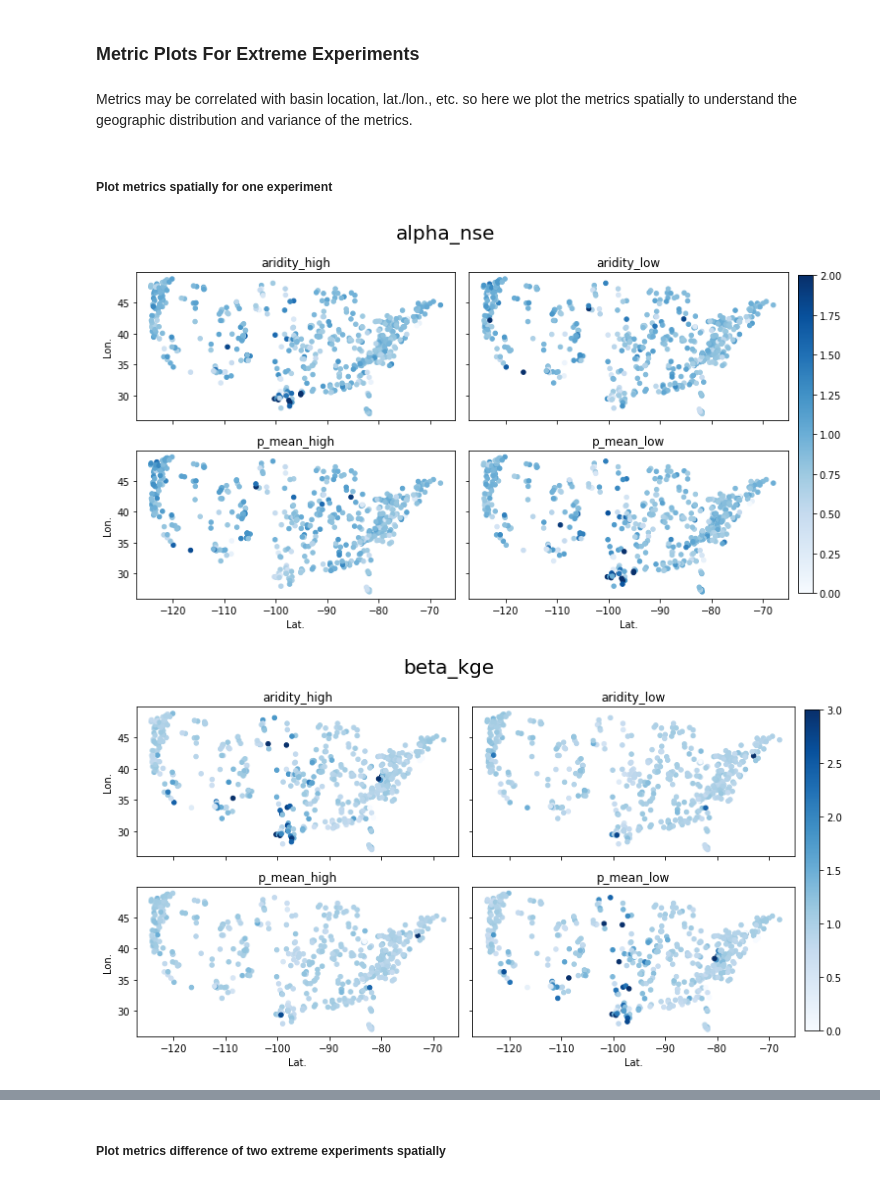
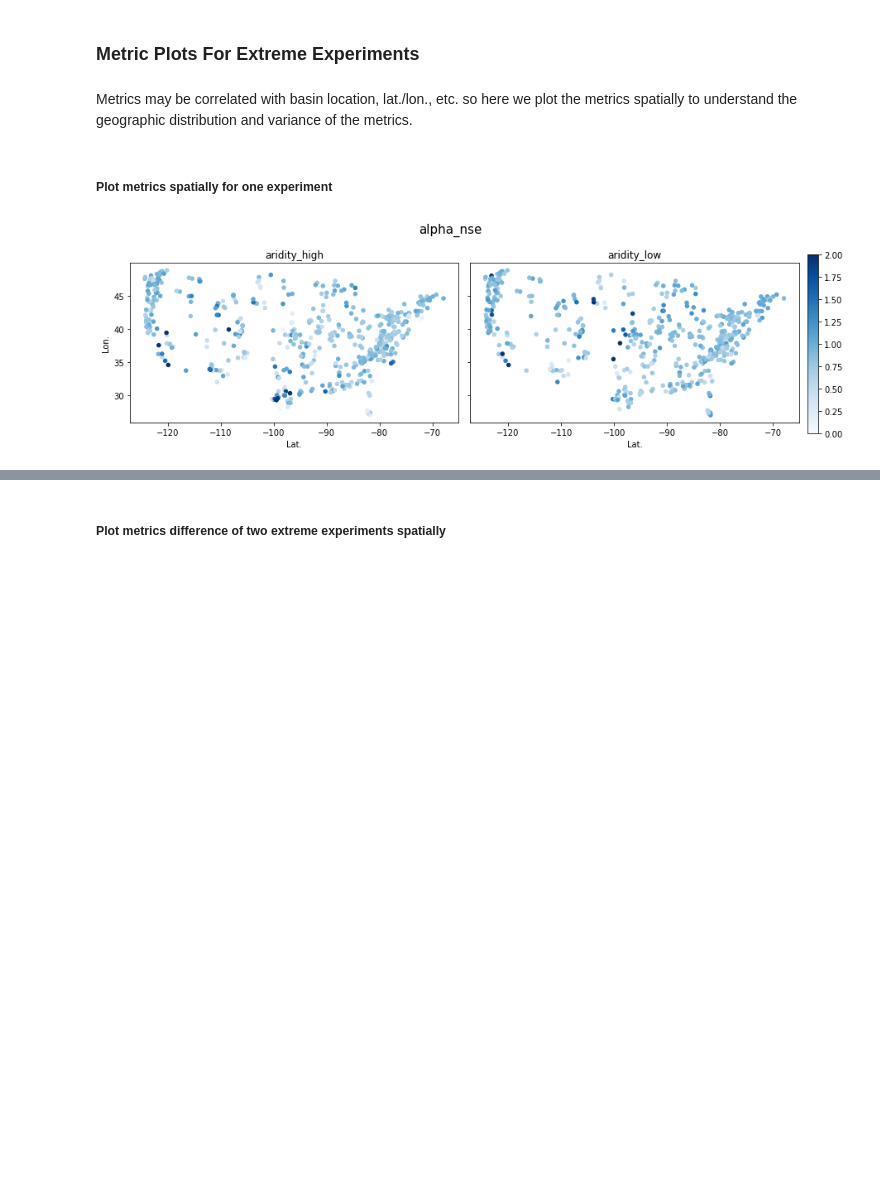
Before and after one commit to loganmqualls/NeuralHydrology-Climate-Experiments, a Jupyter notebook: 4_ensemble_and_analyze.ipynb, the cells around one changed output, grey strips where cells are left out. Saved outputs shown, nothing was run; the diff lists cells and outputs as text; code cells hidden in the pictures; blank space fills up the shorter version.

```diff
--- a/4_ensemble_and_analyze.ipynb
+++ b/4_ensemble_and_analyze.ipynb
@@ -226,7 +238,7 @@ basins_int = [int(basin) for basin in basins]
 Here we load in USGS streamflow data from the CAMELS dataset to use as our observed runoff values.
 # %%
 #If the related USGS runoff data has not already been saved into notebook_env_saves or if we want to overwrite it...
-if not os.path.exists(env_saves_dir / 'usgs_runoff_data.pkl') or overwrite == True:
+if not os.path.exists(env_saves_dir / 'usgs_runoff_data.pkl') or overwrite_usgs == True:
 
     #Create dataframe for usgs data
     usgs = []
@@ -276,7 +288,7 @@ if not os.path.exists(env_saves_dir / f'exps_dict_{model_name}.pkl') or overwrit
     for experiment in tqdm(experiments):
 
         #Get a list of files for an experiment from the run dir
-        files = [x for x in os.listdir(exp_runs_dir) if not x.startswith('.') and f'{experiment}' in x]
+        files = [x for x in os.listdir(exp_runs_dir) if not x.startswith('.') and f'_{experiment}_' in x]
 
         #And for every file, pair it with a configuration number.
         for file,conf in zip(files,config_nums):
@@ -337,8 +349,16 @@ test_dates_dict_og = {}
 #For every experiment...
 for experiment in experiments:
 
+    if exp_type == 'extreme':
+
+        test_end_name = f'{exp_type}_{forcing}_{years}_{experiment}'
+
+    if exp_type == 'random':
+
+        test_end_name = f'{exp_type}_{years}_{experiment}'
+
     #Throwaway variable of path to that file
-    x = Path(dates_dir,f'{model}_test_{exp_type}_{forcing}_{years}_{experiment}.pkl')
+    x = Path(dates_dir,f'{model}_test_{test_end_name}.pkl')
 
     #Load test_dates for each experiment
     with open(x,'rb') as f:
@@ -626,10 +646,10 @@ for metric,ax in metric_axes_dict.items():
                 #Plot x,y with the defined line type/color,width, alpha, and label
                 plt.plot(x,y,l,c=c,alpha=alpha,lw=lw)
 
-            else:
+#             else:
 
-                #Plot x,y with the defined line type/color,width, alpha, and label
-                plt.plot(x,y,l,c=c,alpha=alpha,lw=lw,label=experiment)
+#                 #Plot x,y with the defined line type/color,width, alpha, and label
+#                 plt.plot(x,y,l,c=c,alpha=alpha,lw=lw,label=experiment)
 
         #Plot x,y with the defined line type/color,width, alpha, and label
         plt.plot(x,y,l,c=c,alpha=alpha,lw=lw,label=experiment)
@@ -704,18 +724,14 @@ if exp_type == 'extreme':
     plot_lats = np.array(plot_lats)
     plot_lons = np.array(plot_lons)
 
-    #Variables for subplots; names do not represent anything
-    n = [0,0,1,1]
-    m = [0,1,0,1]
-
     #For every metric and associated axes...
-    for metric,a in metric_axes_dict.items():
+    for metric,a in list(metric_axes_dict.items())[:1]:
 
         vmin = metric_axes_dict[metric][0]
         vmax = metric_axes_dict[metric][1]
 
         #Create a 2x2 grid of plots (one plot for each experiment)
-        fig, axs = plt.subplots(2,2,figsize = (10,6), sharex=True, sharey=True)
+        fig, axs = plt.subplots(1,2,figsize = (12,4))
 
         #For every experiment...
         for i,experiment in enumerate(experiments):
@@ -732,43 +748,41 @@ if exp_type == 'extreme':
                 m_list.append(m_data)
 
             #Plot scatter plot of basin locations and color based on their metric value
-            im = axs[n[i],m[i]].scatter(plot_lons, plot_lats,
+            im = axs[i].scatter(plot_lons, plot_lats,
                 c=np.array(m_list),
                 s=20,
                 vmin=vmin,vmax=vmax,
-                cmap='Blues') #colormap
+                #colormap
+                cmap='Blues')
 
             #Return the values (min, max) that are mapped to the colormap limits
             clims = im.get_clim()
-            #Set main plot title
-            fig.suptitle(f'{metric}', fontsize=20)
+#             #Set main plot title
+            fig.suptitle(f'{metric}', fontsize=15)
             #Set plot titles based on location and corresponding experiment
-            axs[n[i],m[i]].set_title(f'{experiment}')
+            axs[i].set_title(f'{experiment}')
 
 
             #Define x and y labels
             for ax in axs.flat:
 
                 #Set x and y labels
                 ax.set(xlabel='Lat.', ylabel='Lon.')
 
         #Hide x labels and tick labels for top plots and y ticks for right plots.
         for ax in axs.flat:
 
             #Only show x and y labels on outer plots
             ax.label_outer()
 
         #Add colorbar
         fig.subplots_adjust(right=0.8)
         #Specify colorbar dimensions, size, and location
-        cbar_ax = fig.add_axes([1, 0.11, 0.02, 0.75])
+        cbar_ax = fig.add_axes([1, 0.1, 0.015, 0.75])
         #Show colorbar, specify the data we are coloring, and show it
         fig.colorbar(im, cax=cbar_ax)
 
         #Plot with tight layout
         plt.tight_layout()
-        #Show plot
-        plt.show()
 # %% [output]
-[figure, old version]
+[figure, new version]
-[figure, removed]
```
Also changed, not shown: parts of 11 cells of this notebook, 3 other files.
